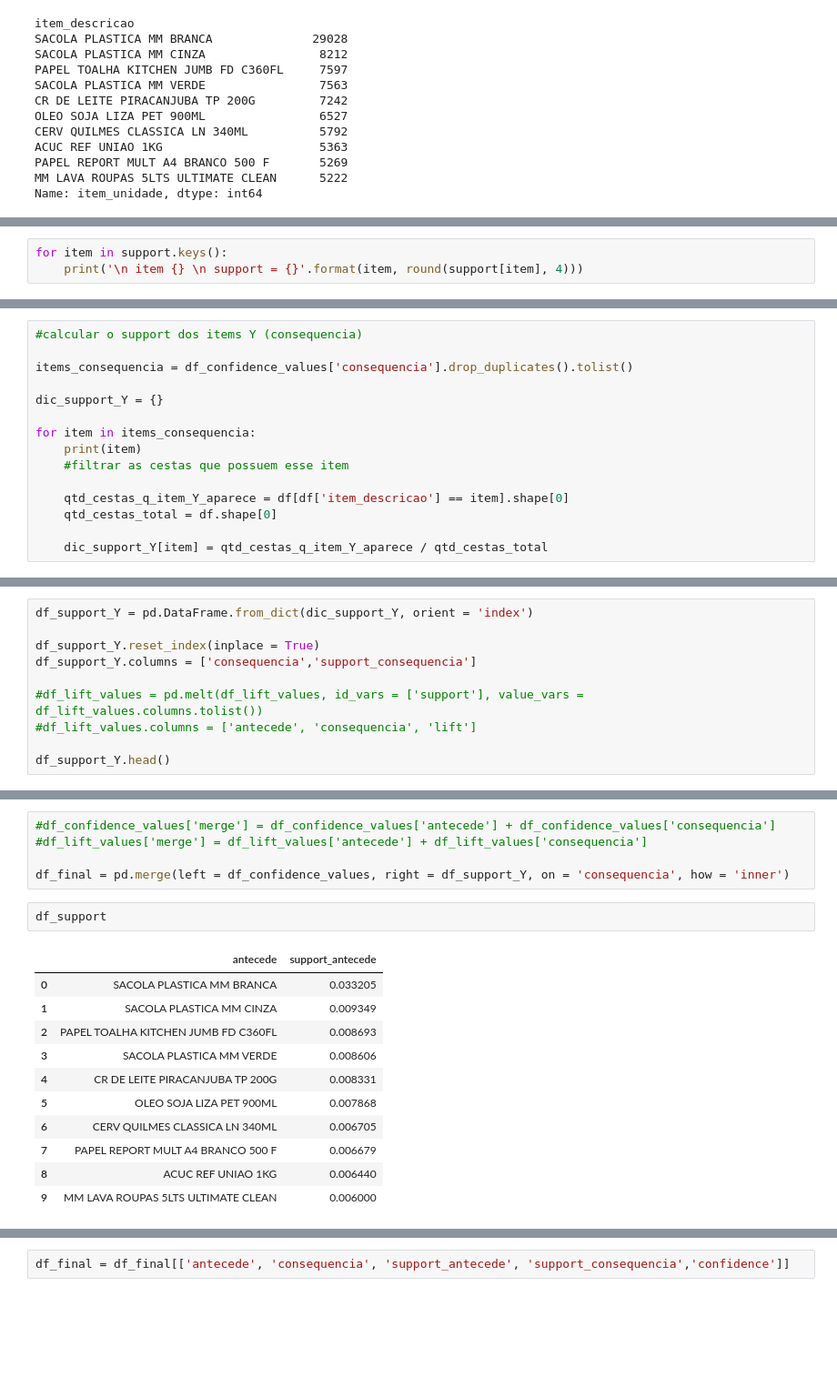
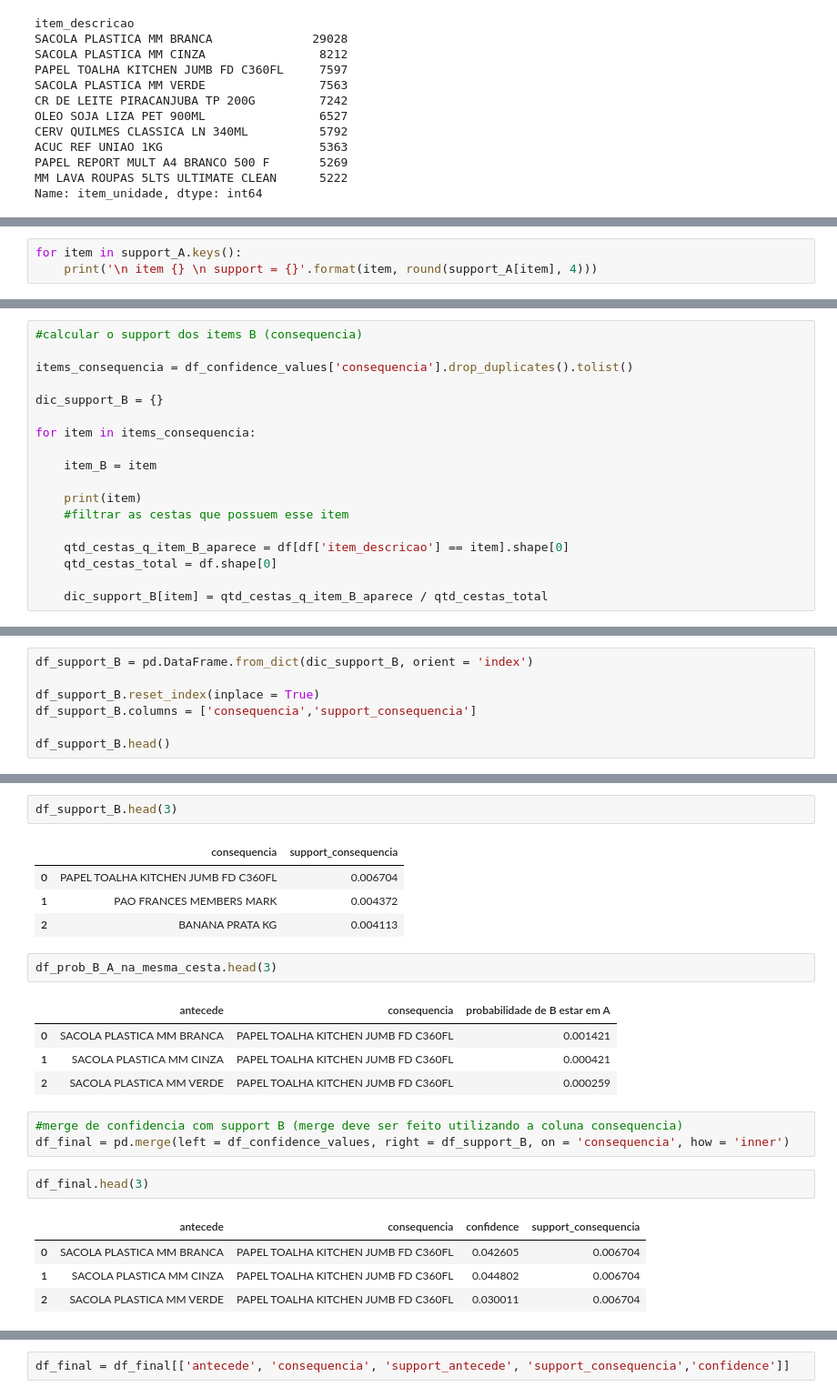
Before and after one commit to rafaelfabri/case, a Jupyter notebook: notebooks/parte_1_analytics.ipynb, the cells around one changed output, grey strips where cells are left out. Shown: that part at 91% size. Cells and saved outputs as stored; diff of their text form; blank space fills up the shorter version.

```diff
--- a/notebooks/parte_1_analytics.ipynb
+++ b/notebooks/parte_1_analytics.ipynb
@@ -298,5 +318,5 @@ dic_support
 # %%
-for item in support.keys():
-    print('\n item {} \n support = {}'.format(item, round(support[item], 4)))
+for item in support_A.keys():
+    print('\n item {} \n support = {}'.format(item, round(support_A[item], 4)))
 # %% [output]
  item SACOLA PLASTICA MM BRANCA
@@ -432,18 +432,21 @@ df[df['item_descricao'] == 'BANANA PRATA KG'].shape[0] / df.shape[0]
 # %%
-#calcular o support dos items Y (consequencia)
+#calcular o support dos items B (consequencia)
 
 items_consequencia = df_confidence_values['consequencia'].drop_duplicates().tolist()
 
-dic_support_Y = {}
+dic_support_B = {}
 
 for item in items_consequencia:
+
+    item_B = item
+
     print(item)
     #filtrar as cestas que possuem esse item
 
-    qtd_cestas_q_item_Y_aparece = df[df['item_descricao'] == item].shape[0]
+    qtd_cestas_q_item_B_aparece = df[df['item_descricao'] == item].shape[0]
     qtd_cestas_total = df.shape[0]
 
-    dic_support_Y[item] = qtd_cestas_q_item_Y_aparece / qtd_cestas_total
+    dic_support_B[item] = qtd_cestas_q_item_B_aparece / qtd_cestas_total
 # %% [output]
 PAPEL TOALHA KITCHEN JUMB FD C360FL
 PAO FRANCES MEMBERS MARK
@@ -485,12 +468,9 @@ dic_support_Y
 # %%
-df_support_Y = pd.DataFrame.from_dict(dic_support_Y, orient = 'index')
+df_support_B = pd.DataFrame.from_dict(dic_support_B, orient = 'index')
 
-df_support_Y.reset_index(inplace = True)
-df_support_Y.columns = ['consequencia','support_consequencia']
+df_support_B.reset_index(inplace = True)
+df_support_B.columns = ['consequencia','support_consequencia']
 
-#df_lift_values = pd.melt(df_lift_values, id_vars = ['support'], value_vars = df_lift_values.columns.tolist())
-#df_lift_values.columns = ['antecede', 'consequencia', 'lift']
-
-df_support_Y.head()
+df_support_B.head()
 # %% [output]
 |  | consequencia | support_consequencia |
@@ -502,19 +498,24 @@ df_support_Y.head()
+# %%
+df_support_B.head(3)
+# %% [output]
+|  | consequencia | support_consequencia |
+| 0 | PAPEL TOALHA KITCHEN JUMB FD C360FL | 0.006704 |
+| 1 | PAO FRANCES MEMBERS MARK | 0.004372 |
+| 2 | BANANA PRATA KG | 0.004113 |
+# %%
+df_prob_B_A_na_mesma_cesta.head(3)
+# %% [output]
+|  | antecede | consequencia | probabilidade de B estar em A |
+| 0 | SACOLA PLASTICA MM BRANCA | PAPEL TOALHA KITCHEN JUMB FD C360FL | 0.001421 |
+| 1 | SACOLA PLASTICA MM CINZA | PAPEL TOALHA KITCHEN JUMB FD C360FL | 0.000421 |
+| 2 | SACOLA PLASTICA MM VERDE | PAPEL TOALHA KITCHEN JUMB FD C360FL | 0.000259 |
 # %%
-#df_confidence_values['merge'] = df_confidence_values['antecede'] + df_confidence_values['consequencia']
-#df_lift_values['merge'] = df_lift_values['antecede'] + df_lift_values['consequencia']
-
-df_final = pd.merge(left = df_confidence_values, right = df_support_Y, on = 'consequencia', how = 'inner')
+#merge de confidencia com support B (merge deve ser feito utilizando a coluna consequencia)
+df_final = pd.merge(left = df_confidence_values, right = df_support_B, on = 'consequencia', how = 'inner')
 # %%
-df_support
+df_final.head(3)
 # %% [output]
-|  | antecede | support_antecede |
-| 0 | SACOLA PLASTICA MM BRANCA | 0.033205 |
-| 1 | SACOLA PLASTICA MM CINZA | 0.009349 |
-| 2 | PAPEL TOALHA KITCHEN JUMB FD C360FL | 0.008693 |
-| 3 | SACOLA PLASTICA MM VERDE | 0.008606 |
-| 4 | CR DE LEITE PIRACANJUBA TP 200G | 0.008331 |
-| 5 | OLEO SOJA LIZA PET 900ML | 0.007868 |
-| 6 | CERV QUILMES CLASSICA LN 340ML | 0.006705 |
-| 7 | PAPEL REPORT MULT A4 BRANCO 500 F | 0.006679 |
-| 8 | ACUC REF UNIAO 1KG | 0.006440 |
-| 9 | MM LAVA ROUPAS 5LTS ULTIMATE CLEAN | 0.006000 |
+|  | antecede | consequencia | confidence | support_consequencia |
+| 0 | SACOLA PLASTICA MM BRANCA | PAPEL TOALHA KITCHEN JUMB FD C360FL | 0.042605 | 0.006704 |
+| 1 | SACOLA PLASTICA MM CINZA | PAPEL TOALHA KITCHEN JUMB FD C360FL | 0.044802 | 0.006704 |
+| 2 | SACOLA PLASTICA MM VERDE | PAPEL TOALHA KITCHEN JUMB FD C360FL | 0.030011 | 0.006704 |
```
Also changed, not shown: parts of 58 cells of this notebook, 4 other files.
